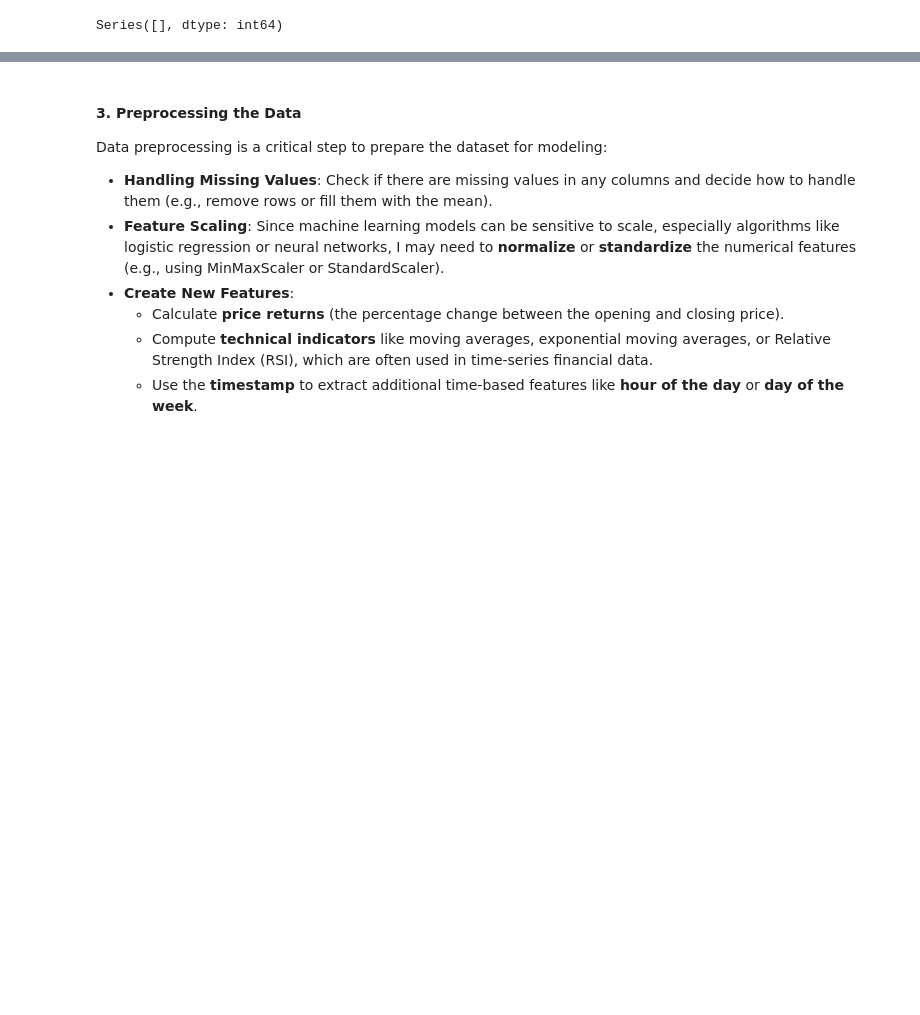
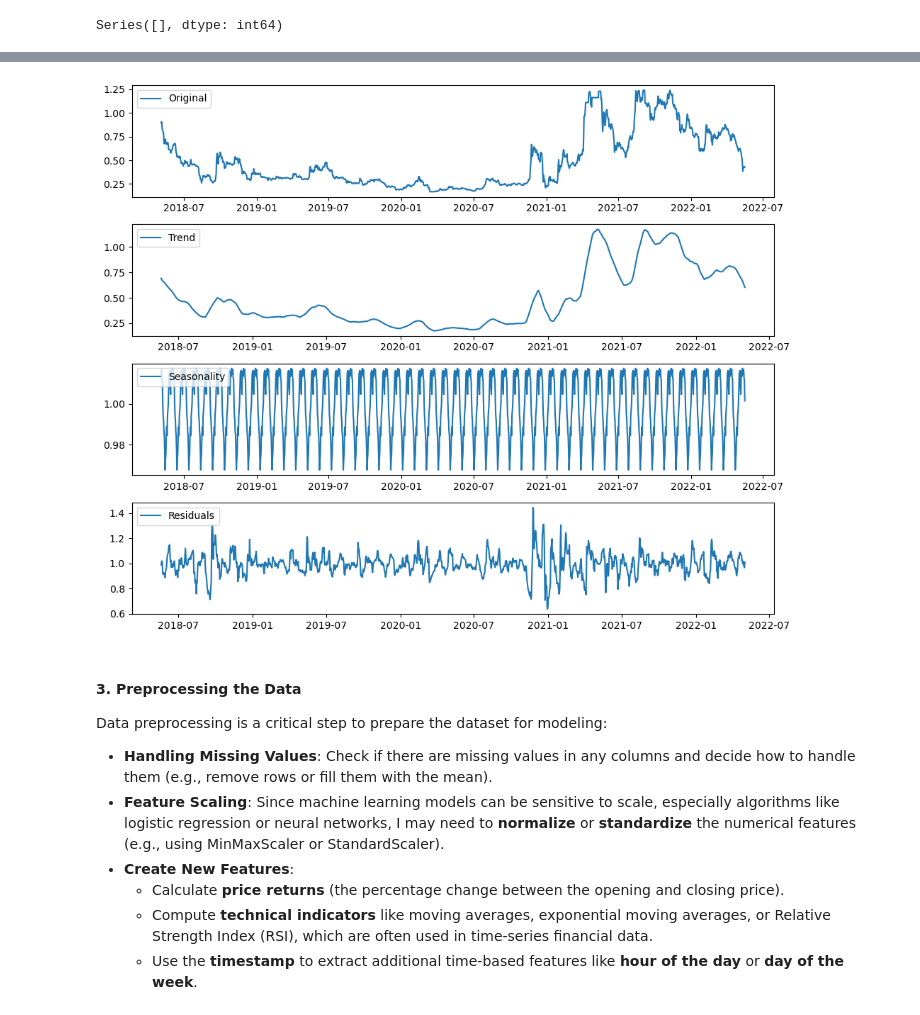
Before and after one commit to Caio-Felice-Cunha/Directional-Forecasting-in-Cryptocurrencies, a Jupyter notebook: scripts-notebooks/Analysis.ipynb, the cells around one changed output, grey strips where cells are left out. Drawn from its saved outputs; the diff is of its cells as text; code cells hidden in the pictures; blank space fills up the shorter version.

```diff
--- a/scripts-notebooks/Analysis.ipynb
+++ b/scripts-notebooks/Analysis.ipynb
@@ -420,0 +500,18 @@ These explorations will give you a better sense of the data's structure, relatio
+# %%
+# Convert 'timestamp' to datetime
+train_df['timestamp'] = pd.to_datetime(train_df['timestamp'])
+
+# Set 'timestamp' as the index
+train_df.set_index('timestamp', inplace=True)
+# %%
+# Resample to daily frequency by taking the mean for price features and summing the volume
+daily_data = train_df.resample('D').agg({
+    'open': 'mean',
+    'high': 'mean',
+    'low': 'mean',
+    'close': 'mean',
+    'volume': 'sum'
+})
+
+# Display the first few rows
+print(daily_data.head())
@@ -421,3 +526,36 @@ These explorations will give you a better sense of the data's structure, relatio
+# %%
+# Ensure there are no missing values
+daily_data['close'] = daily_data['close'].ffill()
+
+# Apply decomposition on the 'close' price data
+decomposition = seasonal_decompose(daily_data['close'], model='multiplicative', period=30)  # period is approximate based on frequency
+
+trend = decomposition.trend
+seasonal = decomposition.seasonal
+residual = decomposition.resid
+
+# Plot the decomposed time series
+plt.figure(figsize=(10, 8))
+plt.subplot(411)
+plt.plot(daily_data['close'], label='Original')
+plt.legend(loc='upper left')
+plt.subplot(412)
+plt.plot(trend, label='Trend')
+plt.legend(loc='upper left')
+plt.subplot(413)
+plt.plot(seasonal, label='Seasonality')
+plt.legend(loc='upper left')
+plt.subplot(414)
+plt.plot(residual, label='Residuals')
+plt.legend(loc='upper left')
+plt.tight_layout()
+
+# Save the figure
+plt.savefig('C:/Users/caiof/Downloads/decomposed.png')
+
+plt.show()
+# %% [output]
+[figure, added]
 # %% [markdown]
 
 #### 3. **Preprocessing the Data**
```
Also changed, not shown: parts of 19 cells of this notebook.
